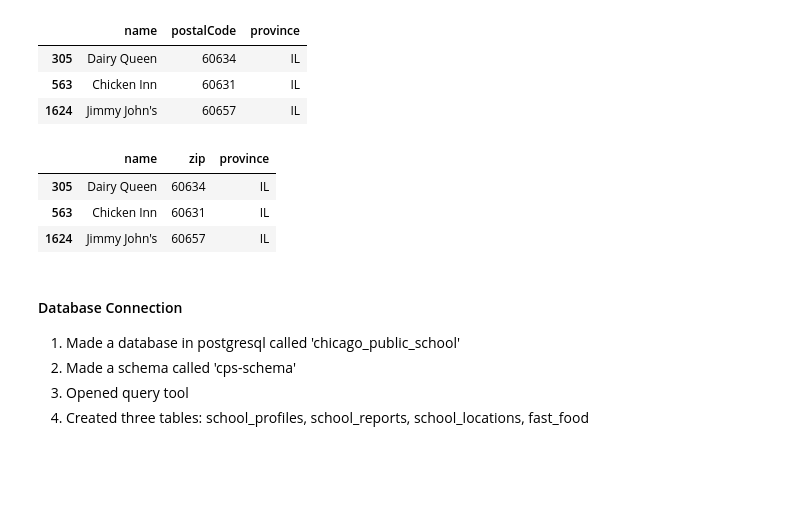
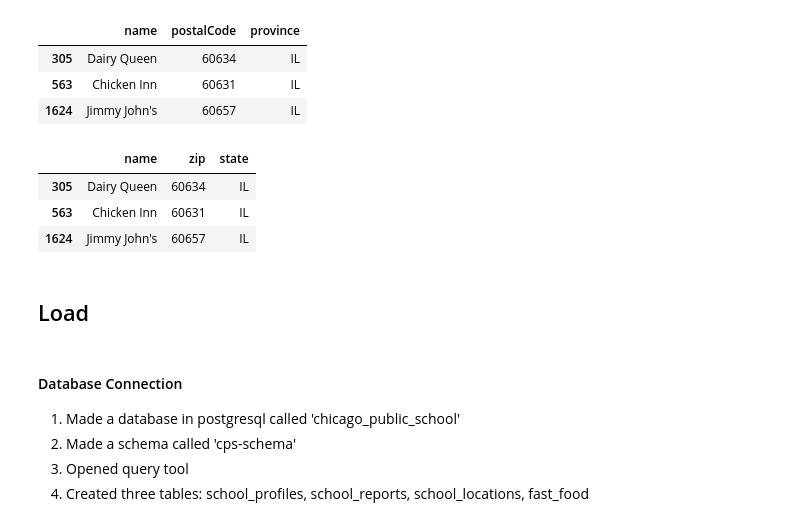
Before and after one commit to kathleengraham/chicago-public-school-ETL, a Jupyter notebook: cps-etl.ipynb, the cells around one changed output. Cells and saved outputs as stored; diff of their text form; code cells hidden in the pictures; blank space fills up the shorter version.

Commit message:
completed schema and loading dataframes to database

```diff
--- a/cps-etl.ipynb
+++ b/cps-etl.ipynb
@@ -155,17 +157,19 @@ fastfood.head(3)
 # %%
 fastfood_mapping = {
     'name':'name',
     'postalCode':'zip',
-    'province':'province'
+    'province':'state'
 }
 
-mapped_fastfood_df = fastfood.rename(columns=fastfood_mapping)
-mapped_fastfood_df.head(3)
+mapped_fastfood = fastfood.rename(columns=fastfood_mapping)
+mapped_fastfood.head(3)
 # %% [output]
-|  | name | zip | province |
+|  | name | zip | state |
 | 305 | Dairy Queen | 60634 | IL |
 | 563 | Chicken Inn | 60631 | IL |
 | 1624 | Jimmy John's | 60657 | IL |
+# %% [markdown]
+## Load
 # %% [markdown]
 #### Database Connection
 
```
Also changed, not shown: parts of 11 cells of this notebook, 1 other file.
